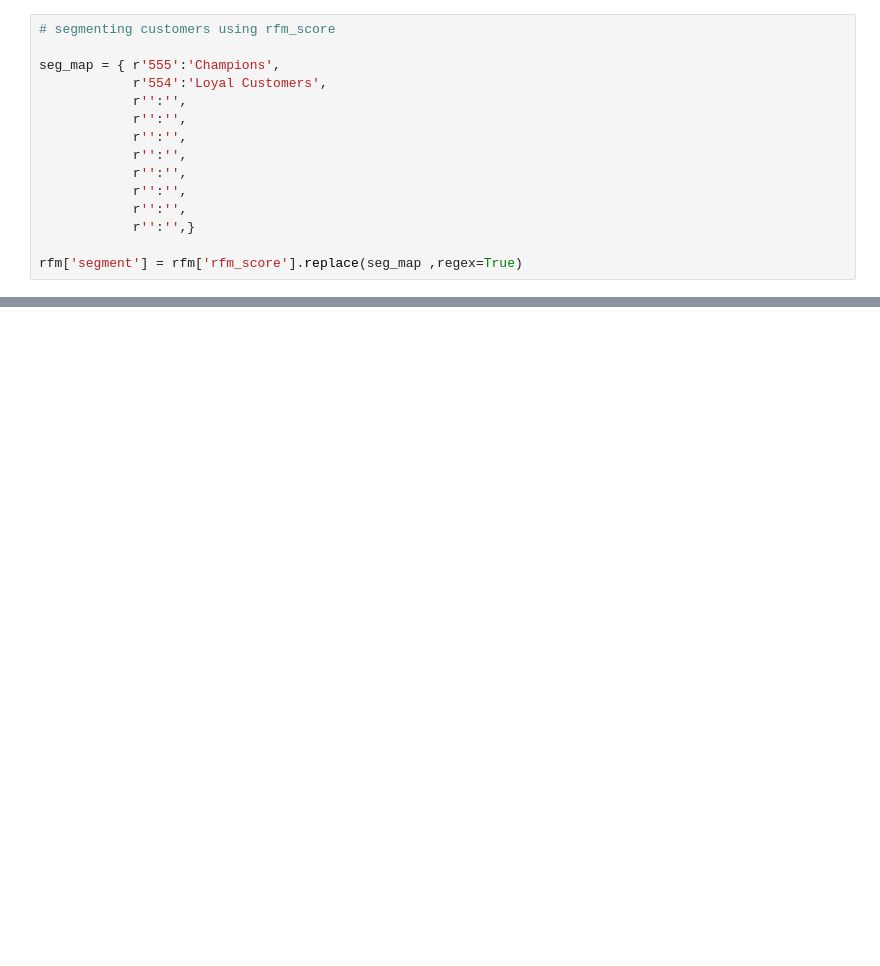
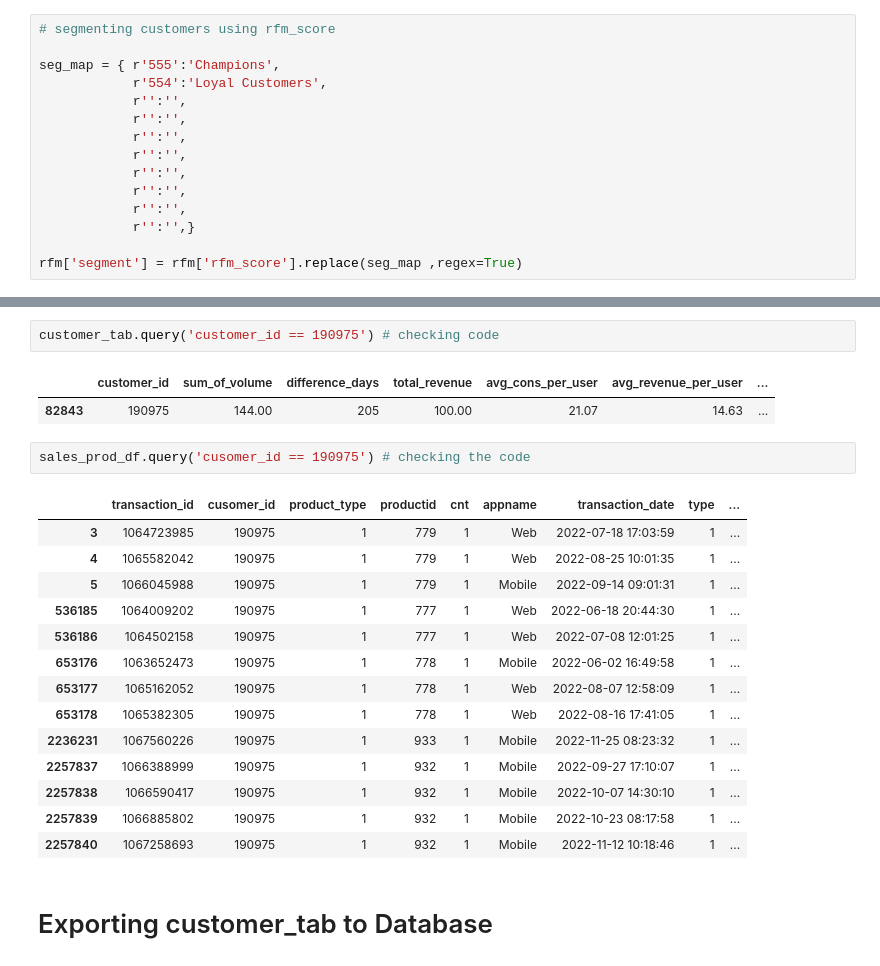
Before and after one commit to Oskareh/capstone, a Jupyter notebook: analysis_process_moo.ipynb, the cells around one changed output, grey strips where cells are left out. Cells and saved outputs as stored; diff of their text form; blank space fills up the shorter version.

Commit message:
new customer_tab df created ready to be pushed to DB

```diff
--- a/analysis_process_moo.ipynb
+++ b/analysis_process_moo.ipynb
@@ -495,0 +536,24 @@ rfm['segment'] = rfm['rfm_score'].replace(seg_map ,regex=True)
+# %%
+customer_tab.query('customer_id == 190975') # checking code
+# %% [output]
+|  | customer_id | sum_of_volume | difference_days | total_revenue | avg_cons_per_user | avg_revenue_per_user | ... |
+| 82843 | 190975 | 144.00 | 205 | 100.00 | 21.07 | 14.63 | ... |
+# %%
+sales_prod_df.query('cusomer_id == 190975') # checking the code
+# %% [output]
+|  | transaction_id | cusomer_id | product_type | productid | cnt | appname | transaction_date | type | ... |
+| 3 | 1064723985 | 190975 | 1 | 779 | 1 | Web | 2022-07-18 17:03:59 | 1 | ... |
+| 4 | 1065582042 | 190975 | 1 | 779 | 1 | Web | 2022-08-25 10:01:35 | 1 | ... |
+| 5 | 1066045988 | 190975 | 1 | 779 | 1 | Mobile | 2022-09-14 09:01:31 | 1 | ... |
+| 536185 | 1064009202 | 190975 | 1 | 777 | 1 | Web | 2022-06-18 20:44:30 | 1 | ... |
+| 536186 | 1064502158 | 190975 | 1 | 777 | 1 | Web | 2022-07-08 12:01:25 | 1 | ... |
+| 653176 | 1063652473 | 190975 | 1 | 778 | 1 | Mobile | 2022-06-02 16:49:58 | 1 | ... |
+| 653177 | 1065162052 | 190975 | 1 | 778 | 1 | Web | 2022-08-07 12:58:09 | 1 | ... |
+| 653178 | 1065382305 | 190975 | 1 | 778 | 1 | Web | 2022-08-16 17:41:05 | 1 | ... |
+| 2236231 | 1067560226 | 190975 | 1 | 933 | 1 | Mobile | 2022-11-25 08:23:32 | 1 | ... |
+| 2257837 | 1066388999 | 190975 | 1 | 932 | 1 | Mobile | 2022-09-27 17:10:07 | 1 | ... |
+| 2257838 | 1066590417 | 190975 | 1 | 932 | 1 | Mobile | 2022-10-07 14:30:10 | 1 | ... |
+| 2257839 | 1066885802 | 190975 | 1 | 932 | 1 | Mobile | 2022-10-23 08:17:58 | 1 | ... |
+| 2257840 | 1067258693 | 190975 | 1 | 932 | 1 | Mobile | 2022-11-12 10:18:46 | 1 | ... |
+# %% [markdown]
+# Exporting customer_tab to Database
```
Also changed, not shown: parts of 24 cells of this notebook.
